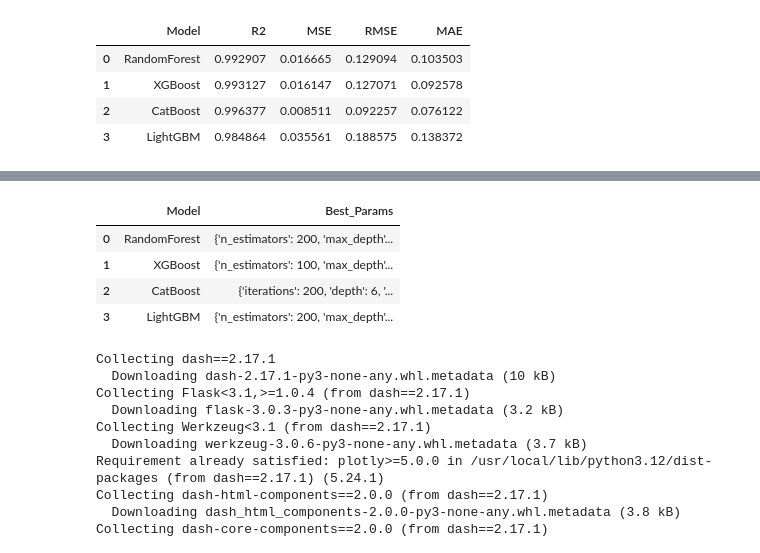
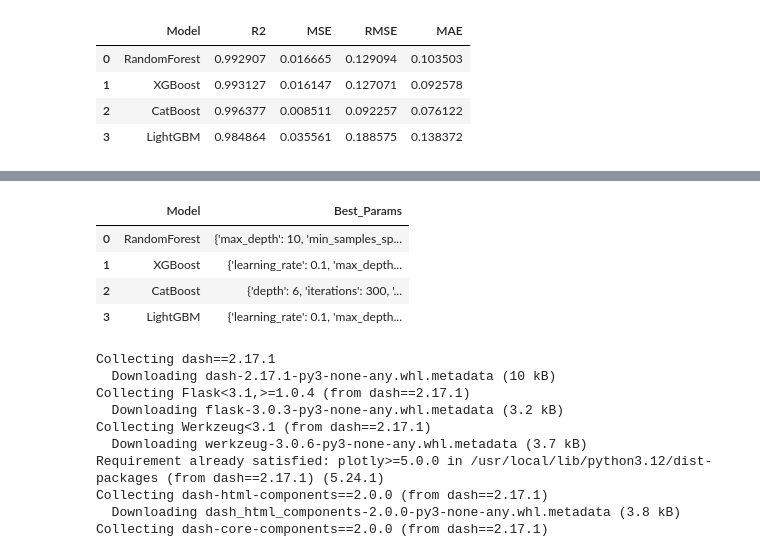
Before and after one commit to fehimecapar/Data-Science-For-Decision-Support, a Jupyter notebook: regression.ipynb, the cells around one changed output, grey strips where cells are left out. Saved outputs shown, nothing was run; the diff lists cells and outputs as text; code cells hidden in the pictures.

```diff
--- a/regression.ipynb
+++ b/regression.ipynb
@@ -533,18 +532,25 @@ fig_bar.show()
 [interactive output not drawn]
 # %%
 #hyperparameter
+best_params ={
+    'RandomForest':{'max_depth': 10, 'min_samples_split': 2, 'n_estimators': 200},
+    'XGBoost':{'learning_rate': 0.1, 'max_depth': 5, 'n_estimators': 100},
+    'CatBoost':{'depth': 6, 'iterations': 300, 'learning_rate': 0.05},
+    'LightGBM':{'learning_rate': 0.1, 'max_depth': -1, 'n_estimators': 300, 'num_leaves': 31}
+}
+
 grids = {"RandomForest": param_grid, "XGBoost": xg_param_grid, "CatBoost": cb_param_grid, "LightGBM": lgbm_param_grid}
 best_params_df = pd.DataFrame({
     "Model": list(grids.keys()),
     "Best_Params": [best_params[model] for model in grids.keys()]
 })
 best_params_df
 # %% [output]
 |  | Model | Best_Params |
-| 0 | RandomForest | {'n_estimators': 200, 'max_depth'... |
-| 1 | XGBoost | {'n_estimators': 100, 'max_depth'... |
-| 2 | CatBoost | {'iterations': 200, 'depth': 6, '... |
-| 3 | LightGBM | {'n_estimators': 200, 'max_depth'... |
+| 0 | RandomForest | {'max_depth': 10, 'min_samples_sp... |
+| 1 | XGBoost | {'learning_rate': 0.1, 'max_depth... |
+| 2 | CatBoost | {'depth': 6, 'iterations': 300, '... |
+| 3 | LightGBM | {'learning_rate': 0.1, 'max_depth... |
 # %%
 !pip install dash==2.17.1
 # %% [output]
```
Also changed, not shown: parts of 4 cells of this notebook.
